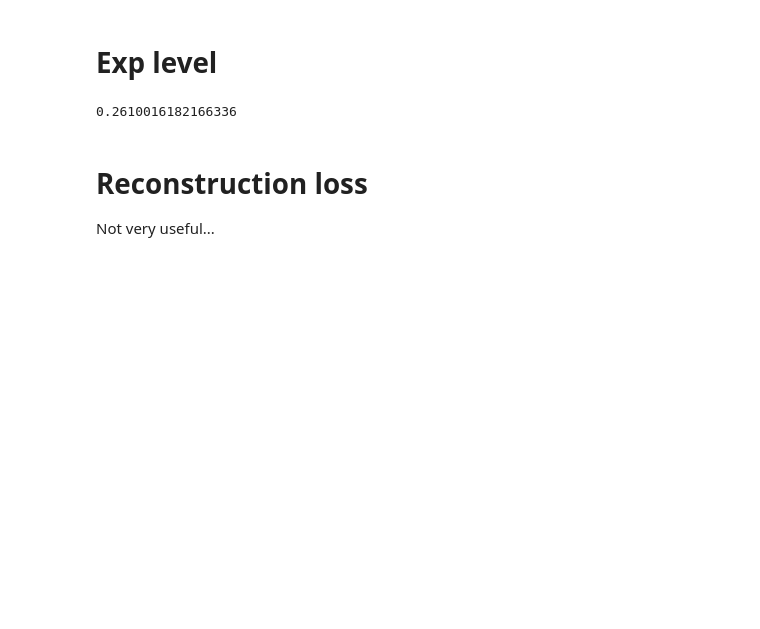
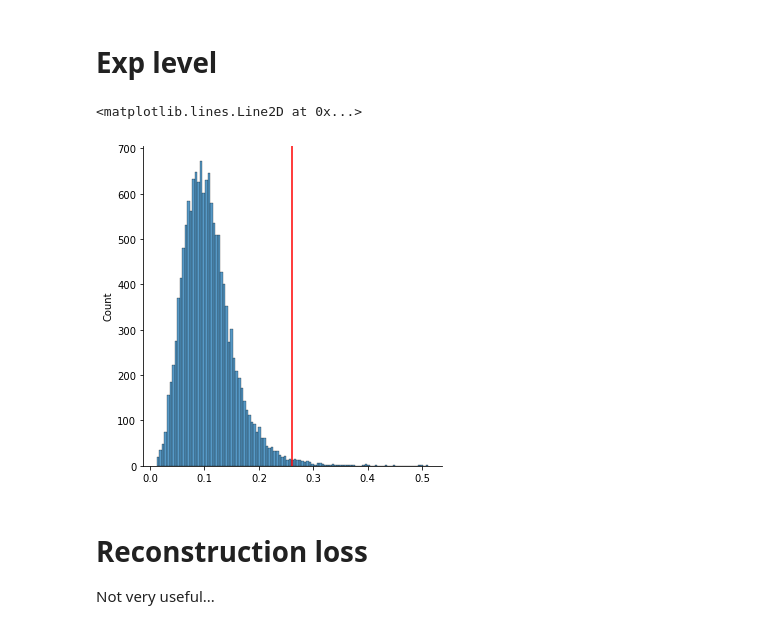
Before and after one commit to acercyc/Keio-Testing_analysis, a Jupyter notebook: src/test_detect_change_action_plan_20220720.ipynb, the cells around one changed output. Drawn from its saved outputs; the diff is of its cells as text; code cells hidden in the pictures; blank space fills up the shorter version.

```diff
--- a/src/test_detect_change_action_plan_20220720.ipynb
+++ b/src/test_detect_change_action_plan_20220720.ipynb
@@ -254,10 +254,13 @@ X, H, Y = utils.LoadData.xhy(subj, task)
 H_diff = [utils.DataProcessing.diff(x) for x in H]
 H_diff_ = np.concatenate(H_diff, axis=0)
 # %%
-# sns.displot(H_diff_)
-np.quantile(H_diff_, 0.99)
+threshold = np.quantile(H_diff_, 0.99)
-# %% [output]
-0.2610016182166336
+# %%
+sns.displot(H_diff_)
+plt.axvline(threshold, c='r')
+# %% [output]
+<matplotlib.lines.Line2D at 0x...>
+[figure, added]
 # %% [markdown]
 # Reconstruction loss
 Not very useful...
```
Also changed, not shown: 4 other files.
